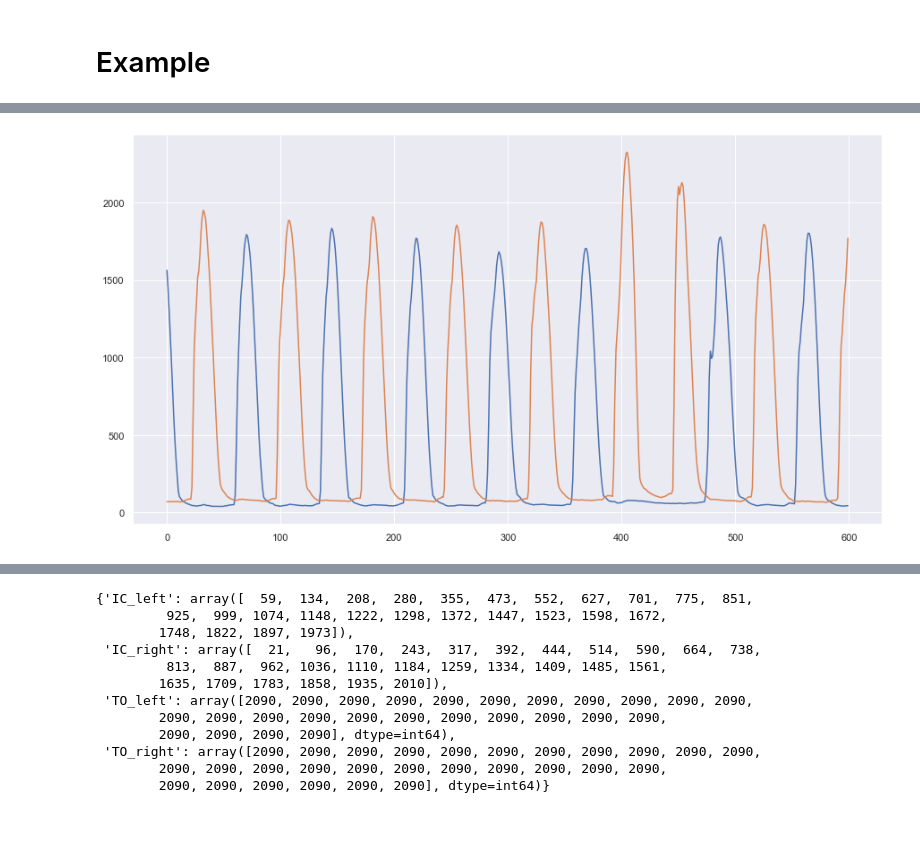
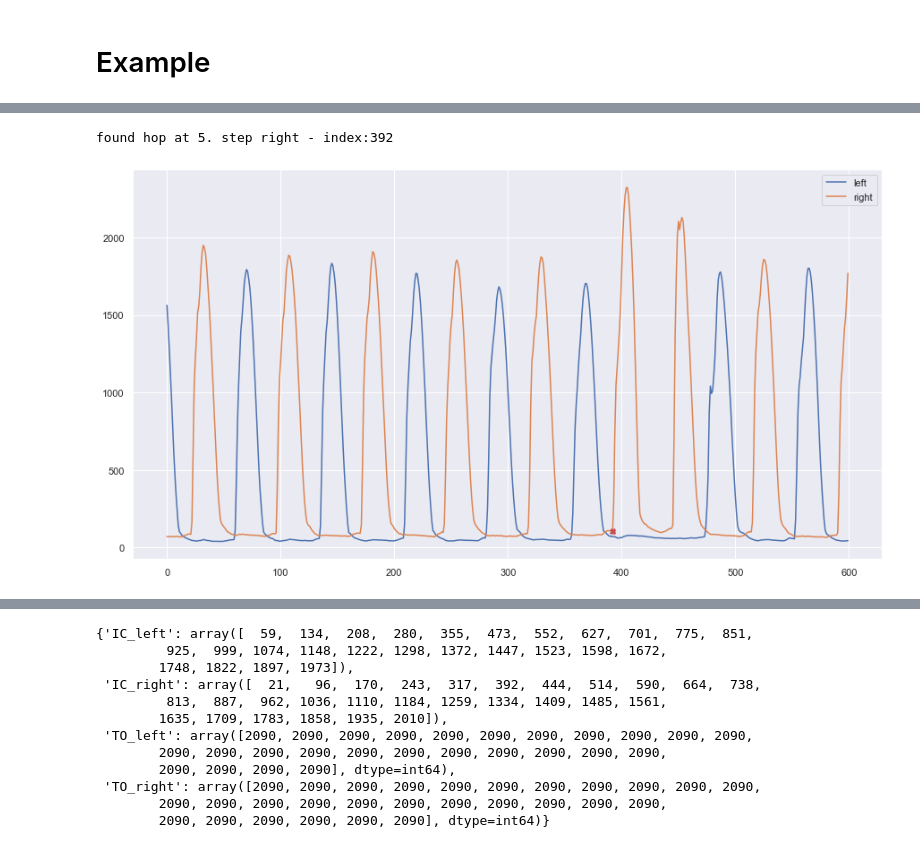
Before and after one commit to luceskywalker/TexSense, a Jupyter notebook: study1/jupyter/pilot221122/pi_data.ipynb, the cells around one changed output, grey strips where cells are left out. Cells and saved outputs as stored; diff of their text form; code cells hidden in the pictures.

```diff
--- a/study1/jupyter/pilot221122/pi_data.ipynb
+++ b/study1/jupyter/pilot221122/pi_data.ipynb
@@ -216,6 +216,21 @@ def foot_segmentation(array3):
               'RF_Lat': rfl}
 
     return slices
+# %%
+def find_hop(events_dict):
+    if events_dict['IC_left'][0]<events_dict['IC_right'][0]:
+        first = 'IC_left'
+        second = 'IC_right'
+    else:
+        first = 'IC_right'
+        second = 'IC_left'
+    for i in range(20):
+        if events_dict[first][i+1] < events_dict[second][i]:
+            print('found hop at ' + str(i) + '. step '+ first[3:] + ' - index:' + str(events_dict[first][i]))
+            return first, i
+        elif events_dict[second][i] < events_dict[first][i]:
+            print('found hop at ' + str(i) + '. step '+ second[3:] + ' - index: ' + str(events_dict[second][i]))
+            return second, i
 # %% [markdown]
 # Example
 # %%
@@ -243,10 +242,17 @@ force_left = pi_force(left)
 force_right = pi_force(right)
 # %%
 sns.set_theme()
+# %%
+d = pi_step_segmentation(force_left, force_right, 100)
+key, idx = find_hop(d)
+# %% [output]
+found hop at 5. step right - index:392
 # %%
-plt.plot(force_left[:600])
-plt.plot(force_right[:600])
+plt.plot(force_left[:600], label='left')
+plt.plot(force_right[:600], label='right')
+plt.plot(d[key][idx], force_right[d[key][idx]], 'X', c='r', marker)
+plt.legend()
 fig = plt.gcf()
 fig.set_size_inches(15, 8)
 # %% [output]
-[figure, old version]
+[figure, new version]
```
Also changed, not shown: parts of 3 cells of this notebook, 1 other file.
